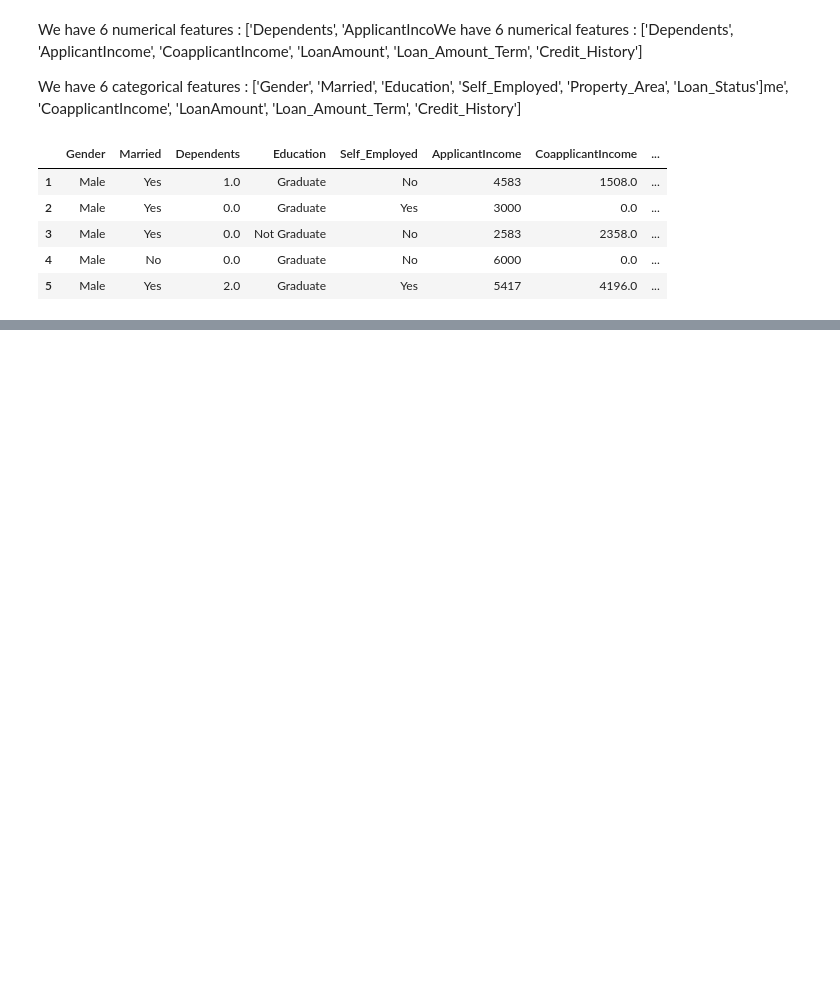
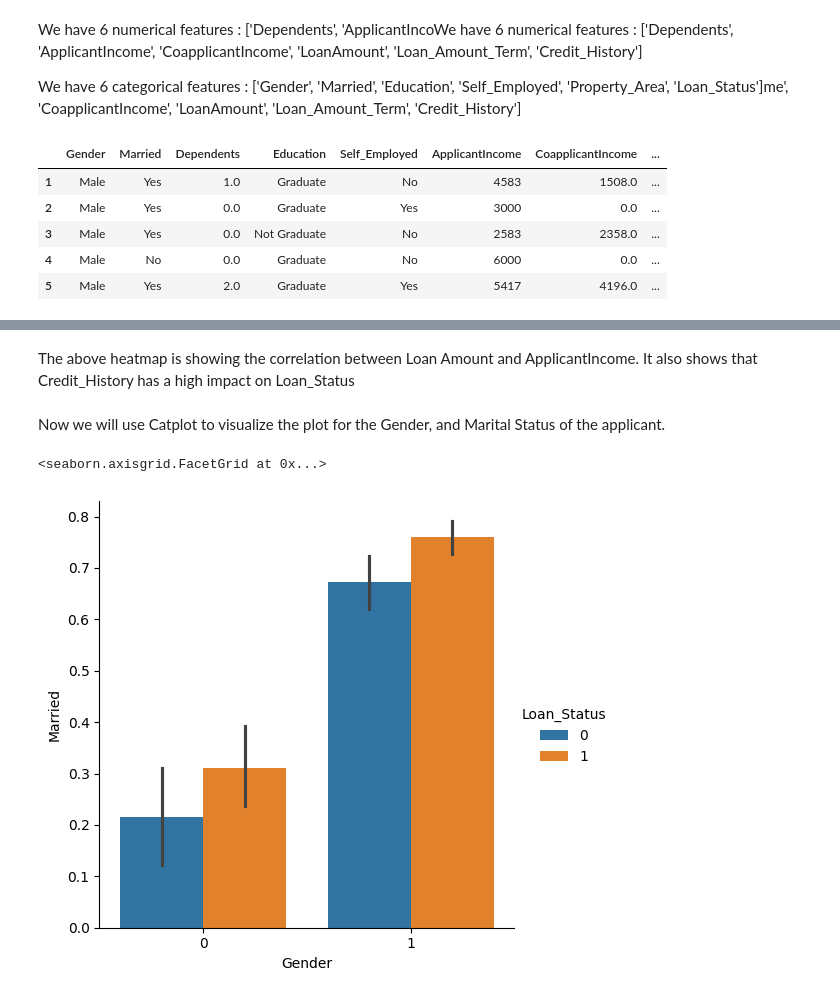
Before and after one commit to Dishasoni1009/Loan_approval, a Jupyter notebook: notebook/EDA_LOAN_APPROVAL.ipynb, the cells around one changed output, grey strips where cells are left out. Cells and saved outputs as stored; diff of their text form; code cells hidden in the pictures; blank space fills up the shorter version.

```diff
--- a/notebook/EDA_LOAN_APPROVAL.ipynb
+++ b/notebook/EDA_LOAN_APPROVAL.ipynb
@@ -333,0 +461,12 @@ plt.show()
+# %% [markdown]
+The above heatmap is showing the correlation between Loan Amount and ApplicantIncome. It also shows that Credit_History has a high impact on Loan_Status
+# %% [markdown]
+Now we will use Catplot to visualize the plot for the Gender, and Marital Status of the applicant.
+# %%
+sns.catplot(x="Gender", y="Married",
+            hue="Loan_Status",
+            kind="bar",
+            data=df)
+# %% [output]
+<seaborn.axisgrid.FacetGrid at 0x...>
+[figure, added]
```
Also changed, not shown: parts of 19 cells of this notebook.
